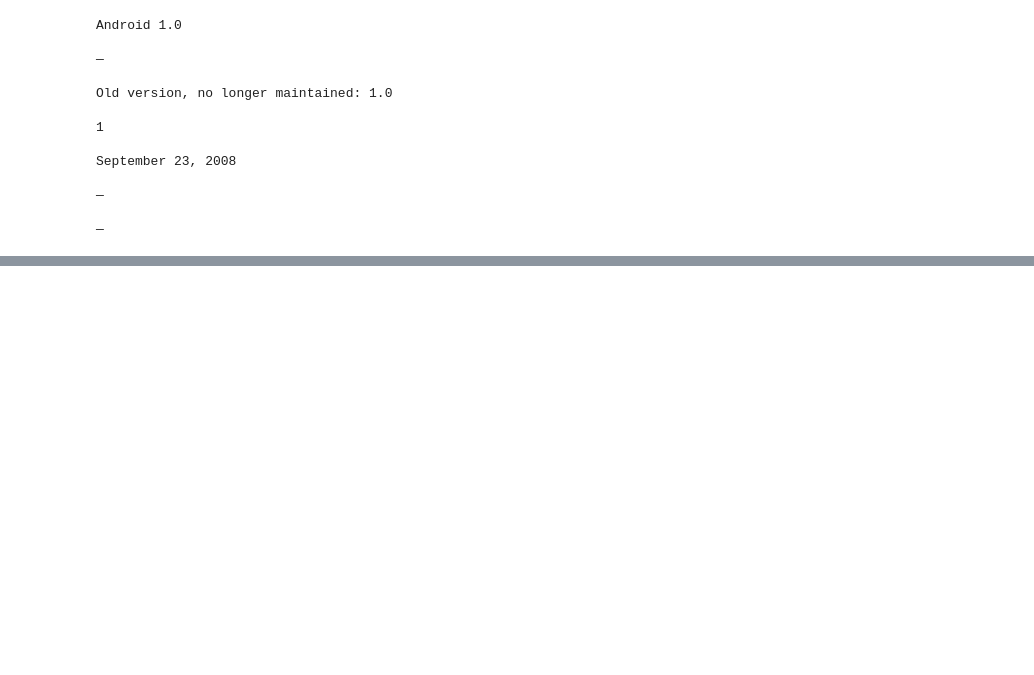
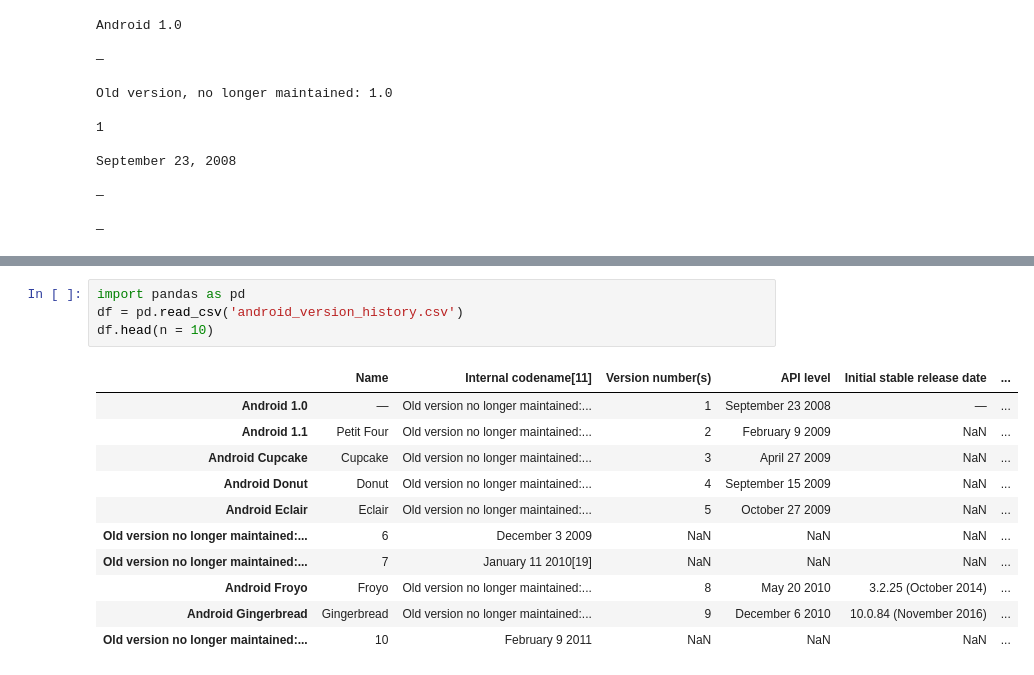
Before and after one commit to LakshaySharma08/gitHubOnlinePractice, a Jupyter notebook: Web Scraper-1.ipynb, the cells around one changed output, grey strips where cells are left out. Drawn from its saved outputs; the diff is of its cells as text; blank space fills up the shorter version.

```diff
--- a/Web Scraper-1.ipynb
+++ b/Web Scraper-1.ipynb
@@ -92,0 +116,16 @@ for rows in row_data:
+# %%
+import pandas as pd
+df = pd.read_csv('android_version_history.csv')
+df.head(n = 10)
+# %% [output]
+|  | Name | Internal codename[11] | Version number(s) | API level | Initial stable release date | ... |
+| Android 1.0 | — | Old version no longer maintained:... | 1 | September 23 2008 | — | ... |
+| Android 1.1 | Petit Four | Old version no longer maintained:... | 2 | February 9 2009 | NaN | ... |
+| Android Cupcake | Cupcake | Old version no longer maintained:... | 3 | April 27 2009 | NaN | ... |
+| Android Donut | Donut | Old version no longer maintained:... | 4 | September 15 2009 | NaN | ... |
+| Android Eclair | Eclair | Old version no longer maintained:... | 5 | October 27 2009 | NaN | ... |
+| Old version no longer maintained:... | 6 | December 3 2009 | NaN | NaN | NaN | ... |
+| Old version no longer maintained:... | 7 | January 11 2010[19] | NaN | NaN | NaN | ... |
+| Android Froyo | Froyo | Old version no longer maintained:... | 8 | May 20 2010 | 3.2.25 (October 2014) | ... |
+| Android Gingerbread | Gingerbread | Old version no longer maintained:... | 9 | December 6 2010 | 10.0.84 (November 2016) | ... |
+| Old version no longer maintained:... | 10 | February 9 2011 | NaN | NaN | NaN | ... |
```
Also changed, not shown: parts of 7 cells of this notebook, 1 other file.
